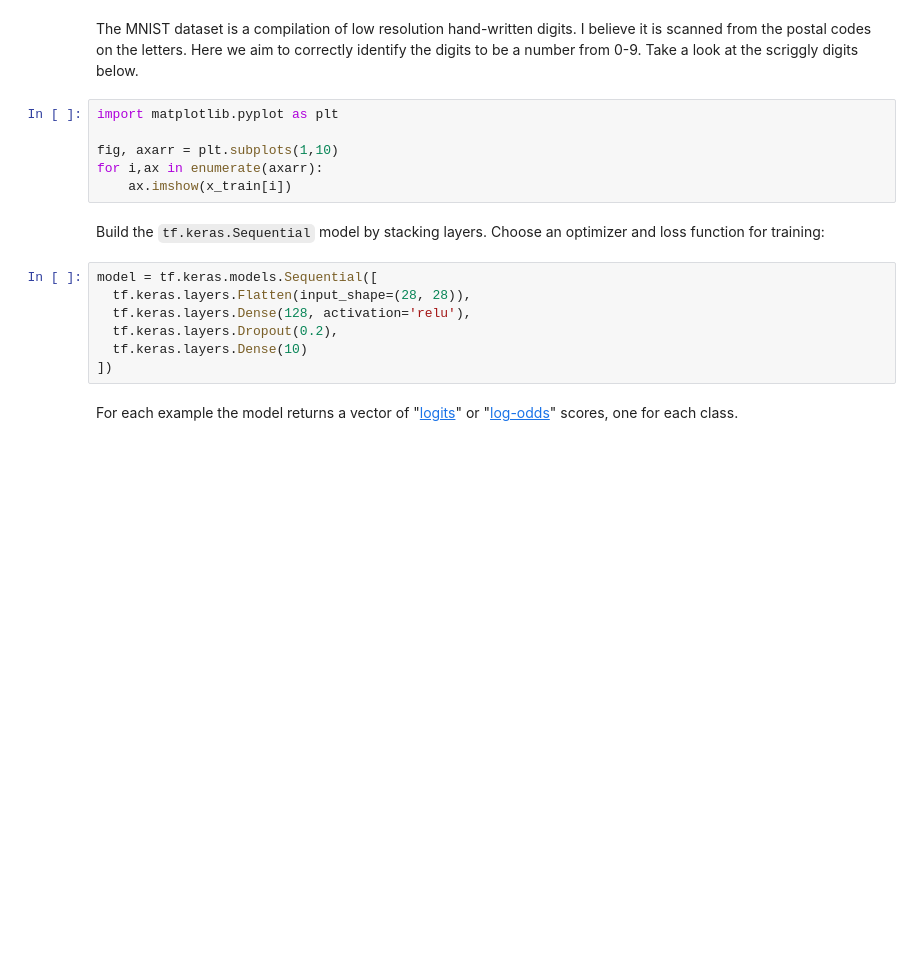
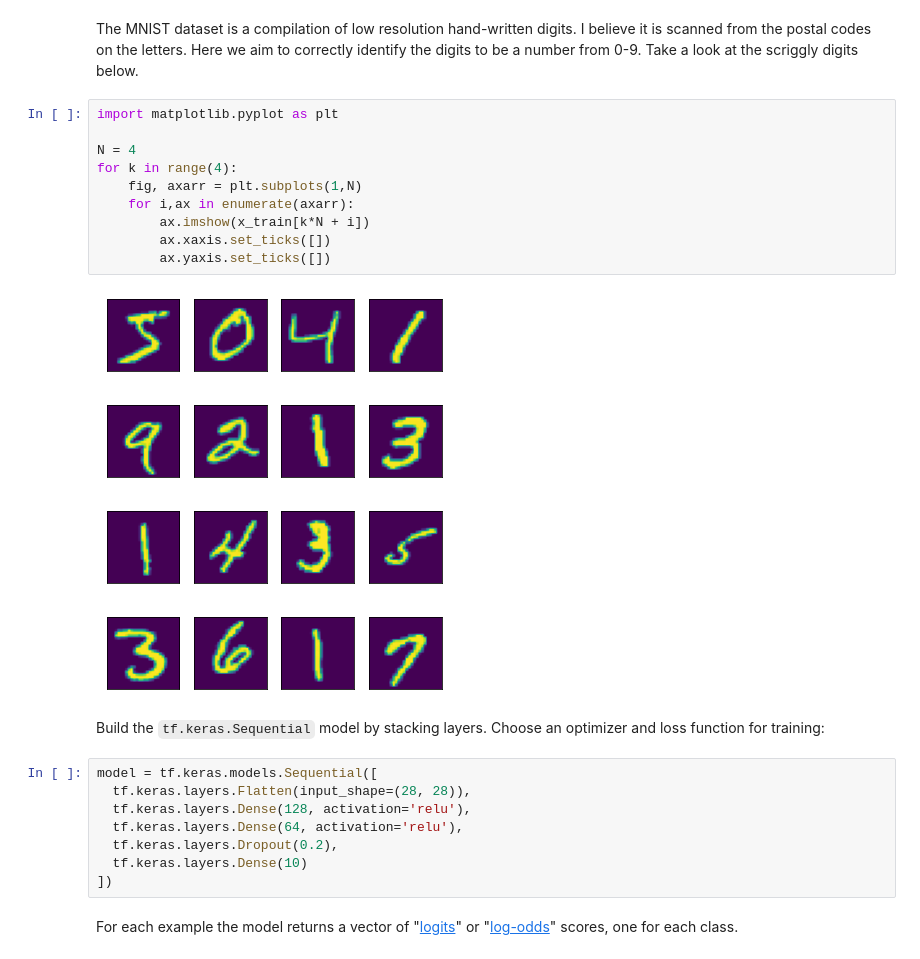
Before and after one commit to e3-/RESERVE-Public, a Jupyter notebook: hello_world.ipynb, the cells around one changed output. Saved outputs shown, nothing was run; the diff lists cells and outputs as text; blank space fills up the shorter version.

Commit message:
Added a layer to neural network and added plotting features to jupyter notebook - visualize incorrectly classified inputs.

```diff
--- a/hello_world.ipynb
+++ b/hello_world.ipynb
@@ -58,15 +58,25 @@ The MNIST dataset is a compilation of low resolution hand-written digits. I beli
 # %%
 import matplotlib.pyplot as plt
 
-fig, axarr = plt.subplots(1,10)
-for i,ax in enumerate(axarr):
-    ax.imshow(x_train[i])
+N = 4
+for k in range(4):
+    fig, axarr = plt.subplots(1,N)
+    for i,ax in enumerate(axarr):
+        ax.imshow(x_train[k*N + i])
+        ax.xaxis.set_ticks([])
+        ax.yaxis.set_ticks([])
+# %% [output]
+[figure, added]
+[figure, added]
+[figure, added]
+[figure, added]
 # %% [markdown]
 Build the `tf.keras.Sequential` model by stacking layers. Choose an optimizer and loss function for training:
 # %%
 model = tf.keras.models.Sequential([
   tf.keras.layers.Flatten(input_shape=(28, 28)),
   tf.keras.layers.Dense(128, activation='relu'),
+  tf.keras.layers.Dense(64, activation='relu'),
   tf.keras.layers.Dropout(0.2),
   tf.keras.layers.Dense(10)
 ])
```
Also changed, not shown: parts of 13 cells of this notebook.
